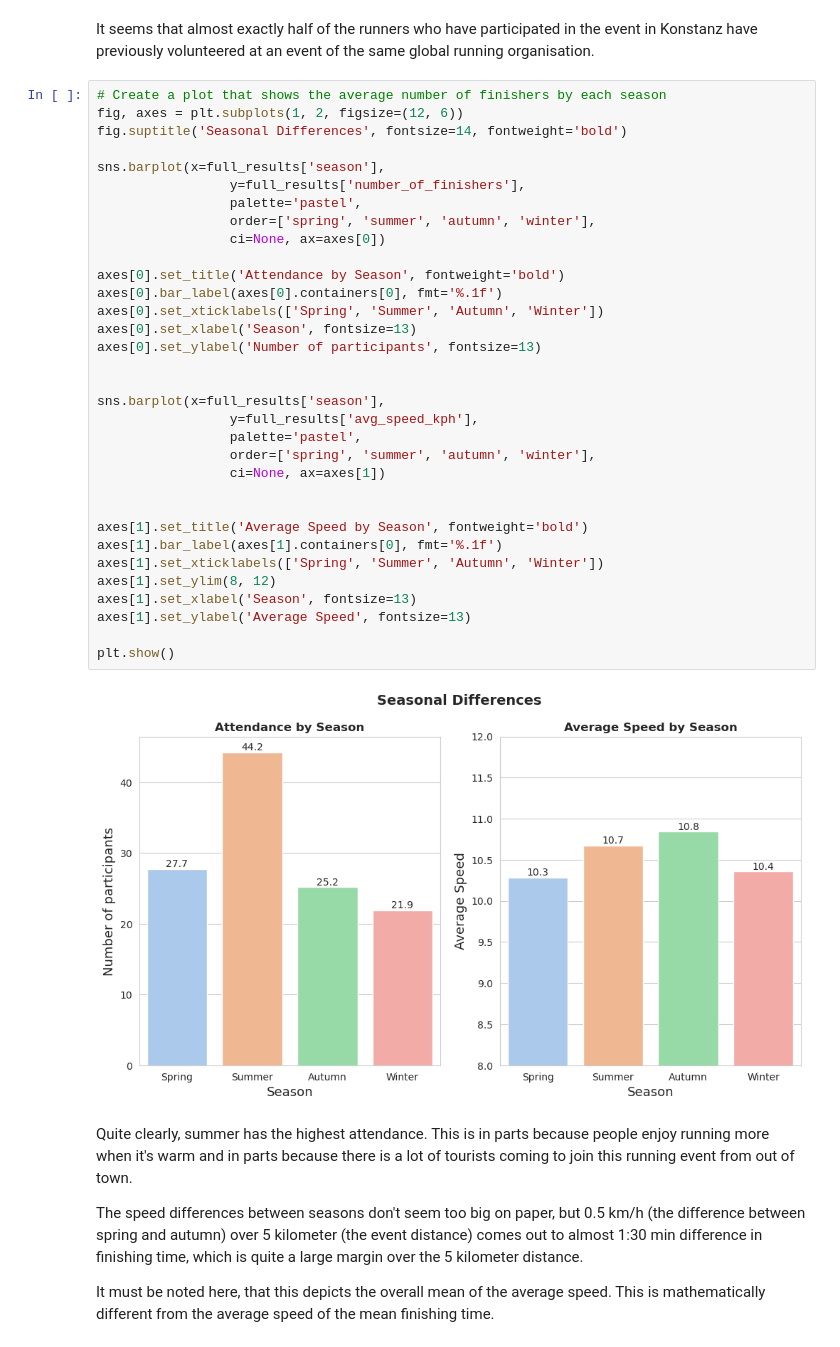
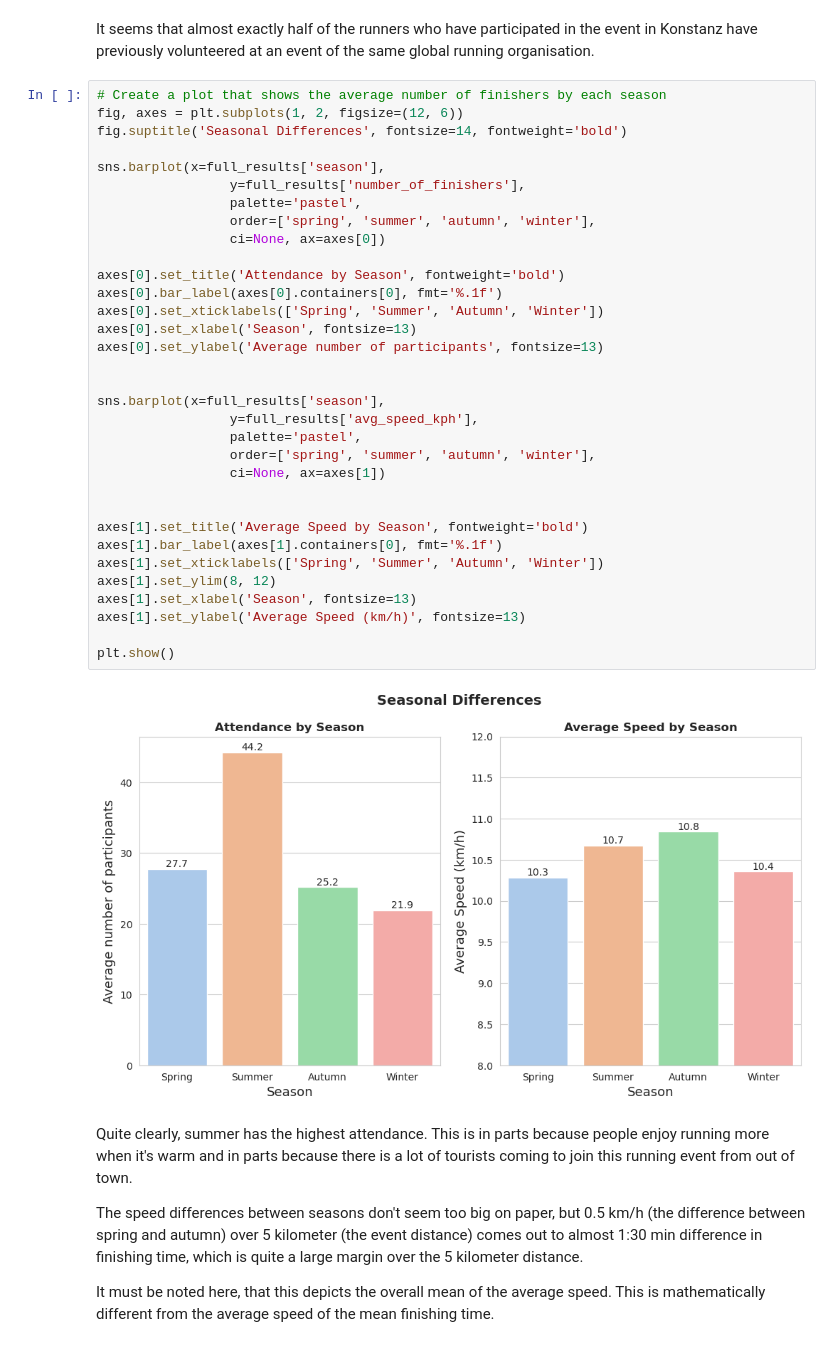
Before and after one commit to moejakob/konstanz5k, a Jupyter notebook: 2024-09-11_5k_project.ipynb, the cells around one changed output. Drawn from its saved outputs; the diff is of its cells as text.

```diff
--- a/2024-09-11_5k_project.ipynb
+++ b/2024-09-11_5k_project.ipynb
@@ -269,36 +269,36 @@ It seems that almost exactly half of the runners who have participated in the ev
 fig, axes = plt.subplots(1, 2, figsize=(12, 6))
 fig.suptitle('Seasonal Differences', fontsize=14, fontweight='bold')
 
 sns.barplot(x=full_results['season'],
                  y=full_results['number_of_finishers'],
                  palette='pastel',
                  order=['spring', 'summer', 'autumn', 'winter'],
                  ci=None, ax=axes[0])
 
 axes[0].set_title('Attendance by Season', fontweight='bold')
 axes[0].bar_label(axes[0].containers[0], fmt='%.1f')
 axes[0].set_xticklabels(['Spring', 'Summer', 'Autumn', 'Winter'])
 axes[0].set_xlabel('Season', fontsize=13)
-axes[0].set_ylabel('Number of participants', fontsize=13)
+axes[0].set_ylabel('Average number of participants', fontsize=13)
 
 
 sns.barplot(x=full_results['season'],
                  y=full_results['avg_speed_kph'],
                  palette='pastel',
                  order=['spring', 'summer', 'autumn', 'winter'],
                  ci=None, ax=axes[1])
 
 
 axes[1].set_title('Average Speed by Season', fontweight='bold')
 axes[1].bar_label(axes[1].containers[0], fmt='%.1f')
 axes[1].set_xticklabels(['Spring', 'Summer', 'Autumn', 'Winter'])
 axes[1].set_ylim(8, 12)
 axes[1].set_xlabel('Season', fontsize=13)
-axes[1].set_ylabel('Average Speed', fontsize=13)
+axes[1].set_ylabel('Average Speed (km/h)', fontsize=13)
 
 plt.show()
 # %% [output]
-[figure, old version]
+[figure, new version]
 # %% [markdown]
 Quite clearly, summer has the highest attendance. This is in parts because people enjoy running more when it's warm and in parts because there is a lot of tourists coming to join this running event from out of town.
 
```
Also changed, not shown: 9 other files.
